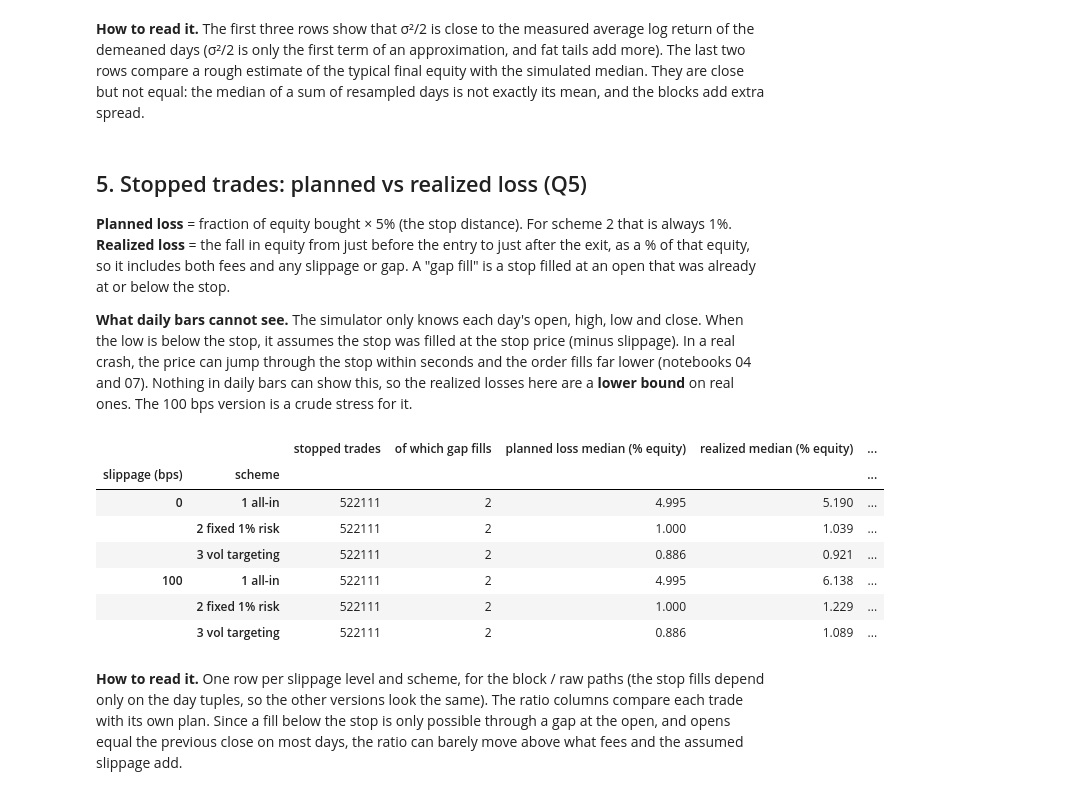
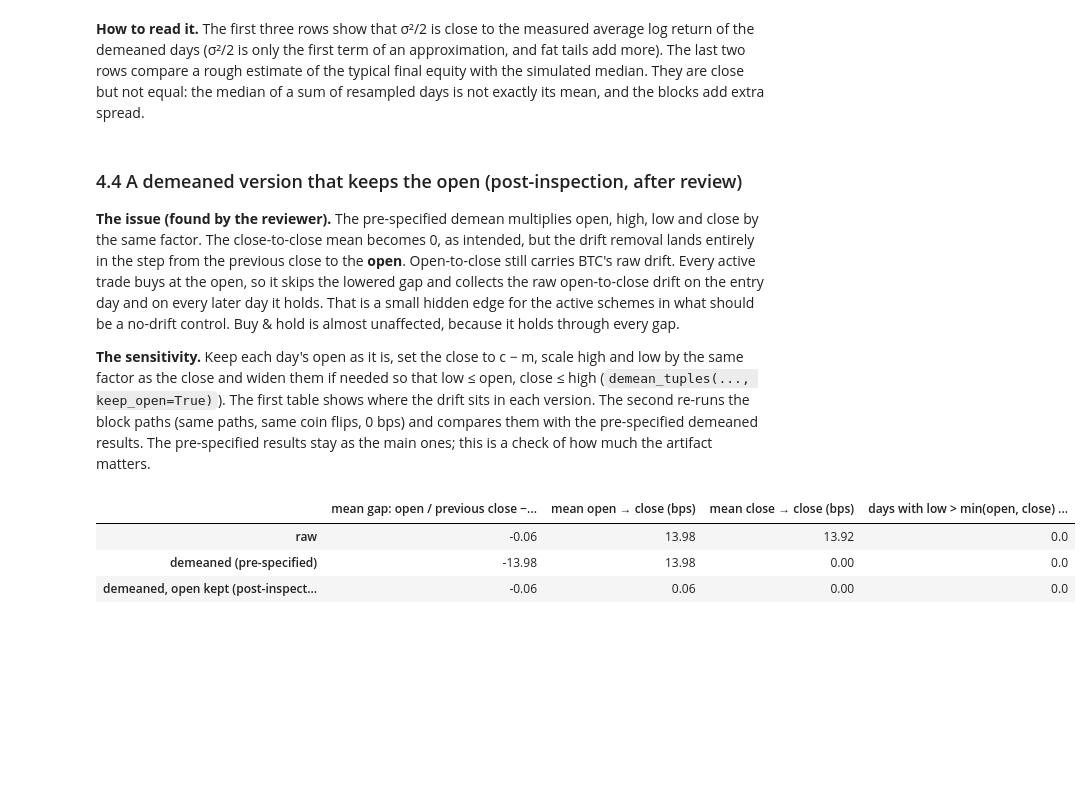
Before and after one commit to Alvarado-Maganna/crypto-quant-lab, a Jupyter notebook: notebooks/11_position_sizing.ipynb, the cells around one changed output. Cells and saved outputs as stored; diff of their text form; code cells hidden in the pictures; blank space fills up the shorter version.

```diff
--- a/notebooks/11_position_sizing.ipynb
+++ b/notebooks/11_position_sizing.ipynb
@@ -706,49 +715,36 @@ more). The last two rows compare a rough estimate of the typical final equity wi
 median. They are close but not equal: the median of a sum of resampled days is not exactly its
 mean, and the blocks add extra spread.
 # %% [markdown]
-## 5. Stopped trades: planned vs realized loss (Q5)
+### 4.4 A demeaned version that keeps the open (post-inspection, after review)
 
-**Planned loss** = fraction of equity bought × 5% (the stop distance). For scheme 2 that is
-always 1%. **Realized loss** = the fall in equity from just before the entry to just after the
-exit, as a % of that equity, so it includes both fees and any slippage or gap. A "gap fill" is a
-stop filled at an open that was already at or below the stop.
+**The issue (found by the reviewer).** The pre-specified demean multiplies open, high, low and
+close by the same factor. The close-to-close mean becomes 0, as intended, but the drift
+removal lands entirely in the step from the previous close to the **open**. Open-to-close still
+carries BTC's raw drift. Every active trade buys at the open, so it skips the lowered gap and
+collects the raw open-to-close drift on the entry day and on every later day it holds. That is a
+small hidden edge for the active schemes in what should be a no-drift control. Buy & hold is
+almost unaffected, because it holds through every gap.
 
-**What daily bars cannot see.** The simulator only knows each day's open, high, low and close.
-When the low is below the stop, it assumes the stop was filled at the stop price (minus
-slippage). In a real crash, the price can jump through the stop within seconds and the order
-fills far lower (notebooks 04 and 07). Nothing in daily bars can show this, so the realized
-losses here are a **lower bound** on real ones. The 100 bps version is a crude stress for it.
+**The sensitivity.** Keep each day's open as it is, set the close to c − m, scale high and low by
+the same factor as the close and widen them if needed so that low ≤ open, close ≤ high
+(`demean_tuples(..., keep_open=True)`). The first table shows where the drift sits in each
+version. The second re-runs the block paths (same paths, same coin flips, 0 bps) and compares them
+with the pre-specified demeaned results. The pre-specified results stay as the main ones; this is
+a check of how much the artifact matters.
 # %%
-rows = []
-for slip in SLIPPAGES_BPS:
-    tr = RESULTS[("block", "raw", slip)]["trades"]
-    stops = tr[tr["exit_type"] == EXIT_STOP]
-    for scheme in ACTIVE:
-        planned = stops[f"frac_{scheme}"].astype(float) * STOP_PCT
-        realized = -stops[f"pnl_{scheme}"].astype(float)
-        ratio = realized / planned
-        rows.append({"slippage (bps)": slip, "scheme": SCHEME_NAMES[scheme],
-                     "stopped trades": len(stops), "of which gap fills": int(stops["gap_open"].sum()),
-                     "planned loss median (% equity)": pct(planned.median()),
-                     "realized median (% equity)": pct(realized.median()),
-                     "realized p99": pct(realized.quantile(0.99)), "realized max": pct(realized.max()),
-                     "realized / planned, median": ratio.median(),
-                     "realized / planned, max": ratio.max(),
-                     "% stops > 1.5× planned": pct((ratio > 1.5).mean())})
-STOPS = pd.DataFrame(rows).set_index(["slippage (bps)", "scheme"])
-STOPS.round(3)
+tuples_dm_open, _ = demean_tuples(tuples_raw, keep_open=True)
+versions = {"raw": tuples_raw, "demeaned (pre-specified)": tuples_dm,
+            "demeaned, open kept (post-inspection)": tuples_dm_open}
+pd.DataFrame({name: {
+    "mean gap: open / previous close − 1 (bps)": 1e4 * (t["open"] - 1).mean(),
+    "mean open → close (bps)": 1e4 * (t["close"] / t["open"] - 1).mean(),
+    "mean close → close (bps)": 1e4 * (t["close"] - 1).mean(),
+    "days with low > min(open, close) or high < max(open, close)":
+        int(((t["low"] > t[["open", "close"]].min(axis=1) + 1e-12)
+             | (t["high"] < t[["open", "close"]].max(axis=1) - 1e-12)).sum()),
+} for name, t in versions.items()}).T.round(2)
 # %% [output]
-|  |  | stopped trades | of which gap fills | planned loss median (% equity) | realized median (% equity) | ... |
-| slippage (bps) | scheme |  |  |  |  | ... |
-| 0 | 1 all-in | 522111 | 2 | 4.995 | 5.190 | ... |
-|  | 2 fixed 1% risk | 522111 | 2 | 1.000 | 1.039 | ... |
-|  | 3 vol targeting | 522111 | 2 | 0.886 | 0.921 | ... |
-| 100 | 1 all-in | 522111 | 2 | 4.995 | 6.138 | ... |
-|  | 2 fixed 1% risk | 522111 | 2 | 1.000 | 1.229 | ... |
-|  | 3 vol targeting | 522111 | 2 | 0.886 | 1.089 | ... |
+|  | mean gap: open / previous close −... | mean open → close (bps) | mean close → close (bps) | days with low > min(open, close) ... |
+| raw | -0.06 | 13.98 | 13.92 | 0.0 |
+| demeaned (pre-specified) | -13.98 | 13.98 | 0.00 | 0.0 |
+| demeaned, open kept (post-inspect... | -0.06 | 0.06 | 0.00 | 0.0 |
-# %% [markdown]
-**How to read it.** One row per slippage level and scheme, for the block / raw paths (the stop
-fills depend only on the day tuples, so the other versions look the same). The ratio columns
-compare each trade with its own plan. Since a fill below the stop is only possible through a
-gap at the open, and opens equal the previous close on most days, the ratio can barely move
-above what fees and the assumed slippage add.
```
Also changed, not shown: parts of 43 cells of this notebook, 3 other files.
